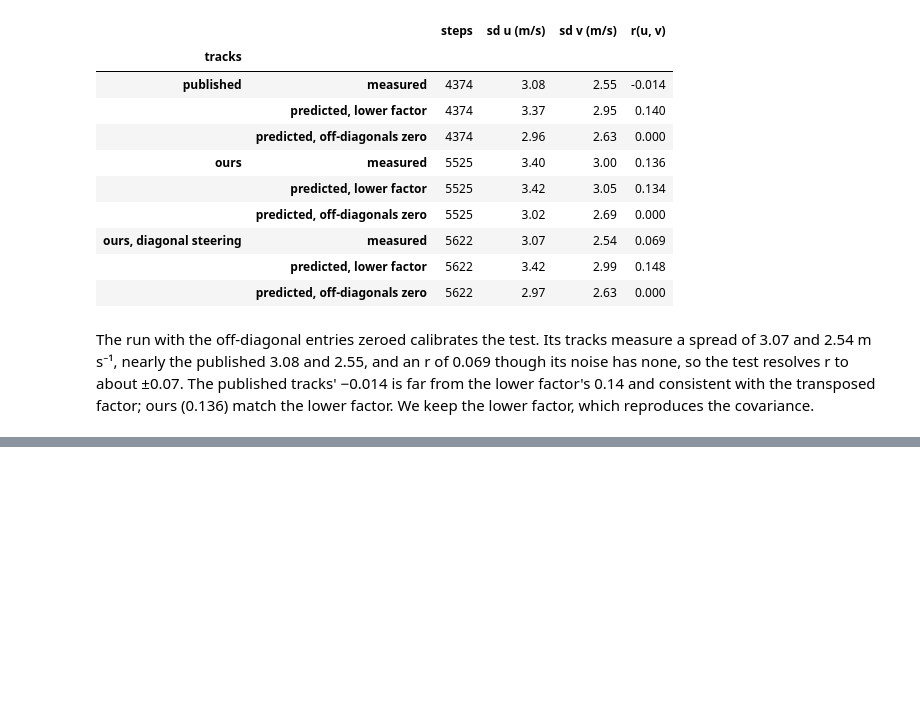
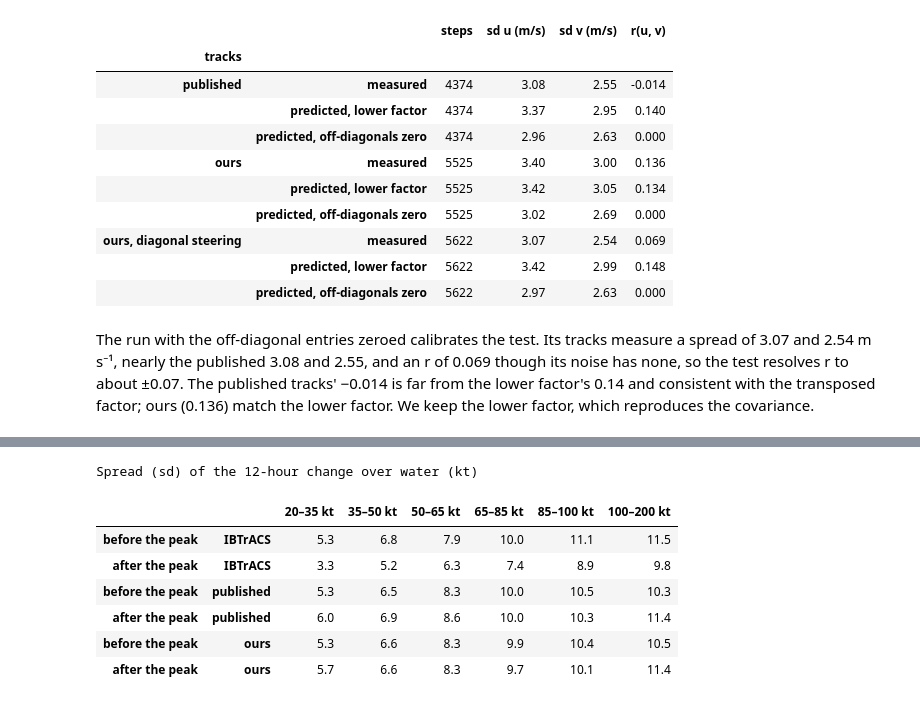
Before and after one commit to carbonplan/ocr-multi-hazard, a Jupyter notebook: docs/methods/hurricane-risk/tracks.ipynb, the cells around one changed output, grey strips where cells are left out. Saved outputs shown, nothing was run; the diff lists cells and outputs as text; code cells hidden in the pictures; blank space fills up the shorter version.

```diff
--- a/docs/methods/hurricane-risk/tracks.ipynb
+++ b/docs/methods/hurricane-risk/tracks.ipynb
@@ -316,0 +355,13 @@ keep the lower factor, which reproduces the covariance.
+# %%
+sd = pd.DataFrame(sd).T
+sd.columns = med.columns
+sd.style.format('{:.1f}').set_caption('Spread (sd) of the 12-hour change over water (kt)')
+# %% [output]
+Spread (sd) of the 12-hour change over water (kt)
+|  |  | 20–35 kt | 35–50 kt | 50–65 kt | 65–85 kt | 85–100 kt | 100–200 kt |
+| before the peak | IBTrACS | 5.3 | 6.8 | 7.9 | 10.0 | 11.1 | 11.5 |
+| after the peak | IBTrACS | 3.3 | 5.2 | 6.3 | 7.4 | 8.9 | 9.8 |
+| before the peak | published | 5.3 | 6.5 | 8.3 | 10.0 | 10.5 | 10.3 |
+| after the peak | published | 6.0 | 6.9 | 8.6 | 10.0 | 10.3 | 11.4 |
+| before the peak | ours | 5.3 | 6.6 | 8.3 | 9.9 | 10.4 | 10.5 |
+| after the peak | ours | 5.7 | 6.6 | 8.3 | 9.7 | 10.1 | 11.4 |
```
Also changed, not shown: parts of 8 cells of this notebook.
